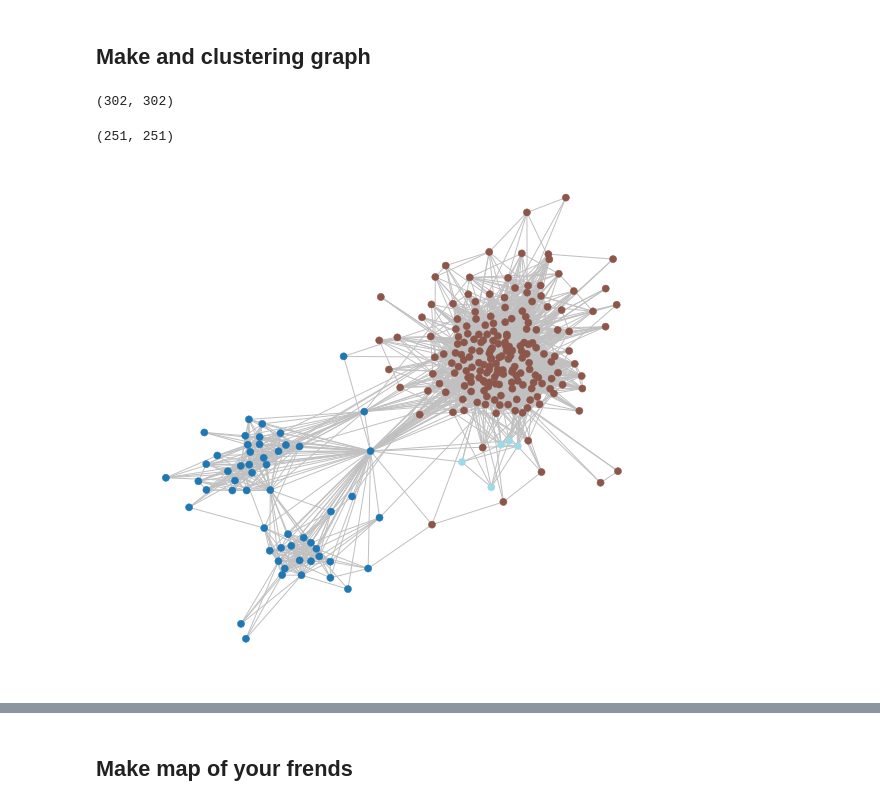
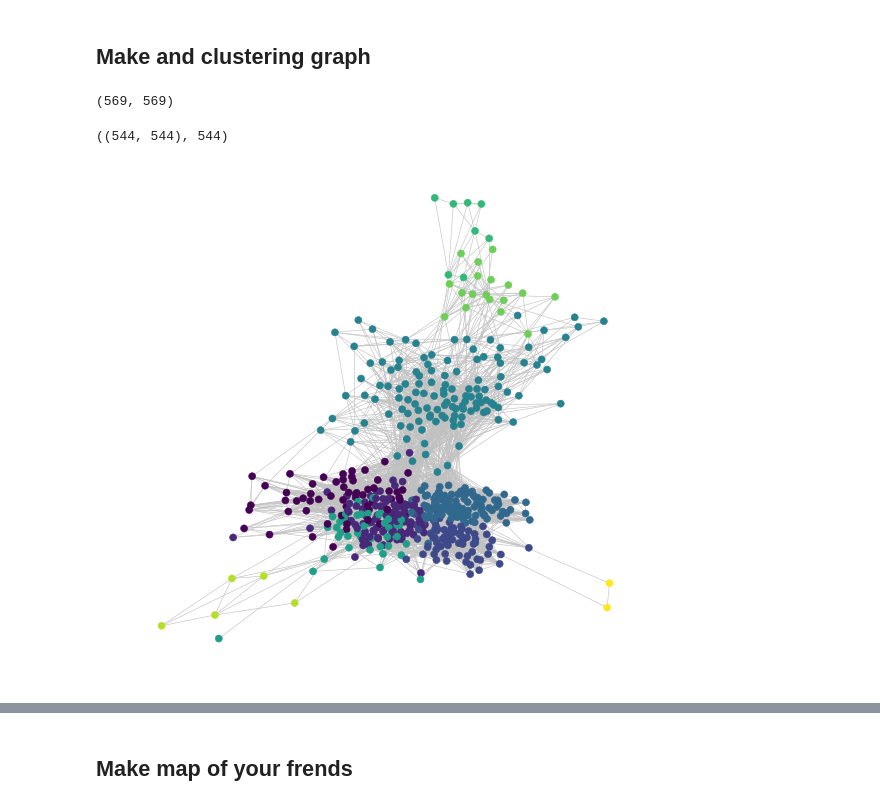
Before and after one commit to Tismoney/vk-graph, a Jupyter notebook: vk_api.ipynb, the cells around one changed output, grey strips where cells are left out. Cells and saved outputs as stored; diff of their text form; code cells hidden in the pictures.

```diff
--- a/vk_api.ipynb
+++ b/vk_api.ipynb
@@ -111,6 +111,7 @@ except:
 # %%
 #user_id = 'nick_1963'
 user_id = 'val.shishkov'
+user_id = 'nick_1963'
 my_info = vk.method('users.get', {'user_ids': user_id, 'fields':'bdate'})
 
 user_id = my_info[0]['id']
@@ -236,9 +237,9 @@ def build_friends(user_id):
     print('Almost end, colletc information of friends\'s friends\'s cities')
     df_city = make_city(user_id, friends_list)
 
-    return df_info, df_comm, df_city, friends_list
+    return df_info, df_comm, df_city
 # %%
-df_info, df_comm, df_city, friends_list = build_friends(user_id)
+df_info, df_comm, df_city = build_friends(user_id)
 # %% [output]
 Just second, collect information of your friends
 One moment, collect information of friendships
@@ -260,23 +266,30 @@ df_info.head()
 ## Make and clustering graph
 # %%
 adj_matrix = df_comm.as_matrix()
+friends_list = df_comm.index.tolist()
 adj_matrix.shape
 # %% [output]
-(302, 302)
+(569, 569)
 # %%
 #Delete removed users
-ind = np.arange(adj_matrix.shape[0])[adj_matrix.sum(axis=0) < 3]
+ind = np.arange(adj_matrix.shape[0])[adj_matrix.sum(axis=1) < 3]
 adj_matrix = np.delete(adj_matrix, ind, 0)
 adj_matrix = np.delete(adj_matrix, ind, 1)
-adj_matrix.shape
+friends_list = np.delete(friends_list, ind, 0)
+adj_matrix.shape, len(friends_list)
 # %% [output]
-(251, 251)
+((544, 544), 544)
-# %%
-result = mc.run_mcl(adj_matrix)
-clusters = mc.get_clusters(result)
-
-fig = plt.figure(figsize=(9, 9))
-mc.draw_graph(adj_matrix, clusters, node_size=50, with_labels=False, edge_color="silver")
-fig.savefig('info_user_id/graph_{}.png'.format(user_id), dpi=300)
-# %% [output]
-[figure, removed]
+# %%
+G = nx.from_numpy_matrix(adj_matrix)
+G_dend = community.generate_dendrogram(G)
+parts = community.partition_at_level(G_dend,0)
+comm_id = [parts.get(node) for node in G.nodes()]
+pos = nx.spring_layout(G, iterations=150)
+fig = plt.figure(figsize=(9, 9))
+nx.draw_networkx(G, pos = pos, node_color = comm_id,
+                 node_size = 50, with_labels = False,
+                 width=0.6, edge_color ='silver')
+plt.axis("off")
+plt.show()
+# %% [output]
+[figure, added]
```
Also changed, not shown: parts of 16 cells of this notebook.
